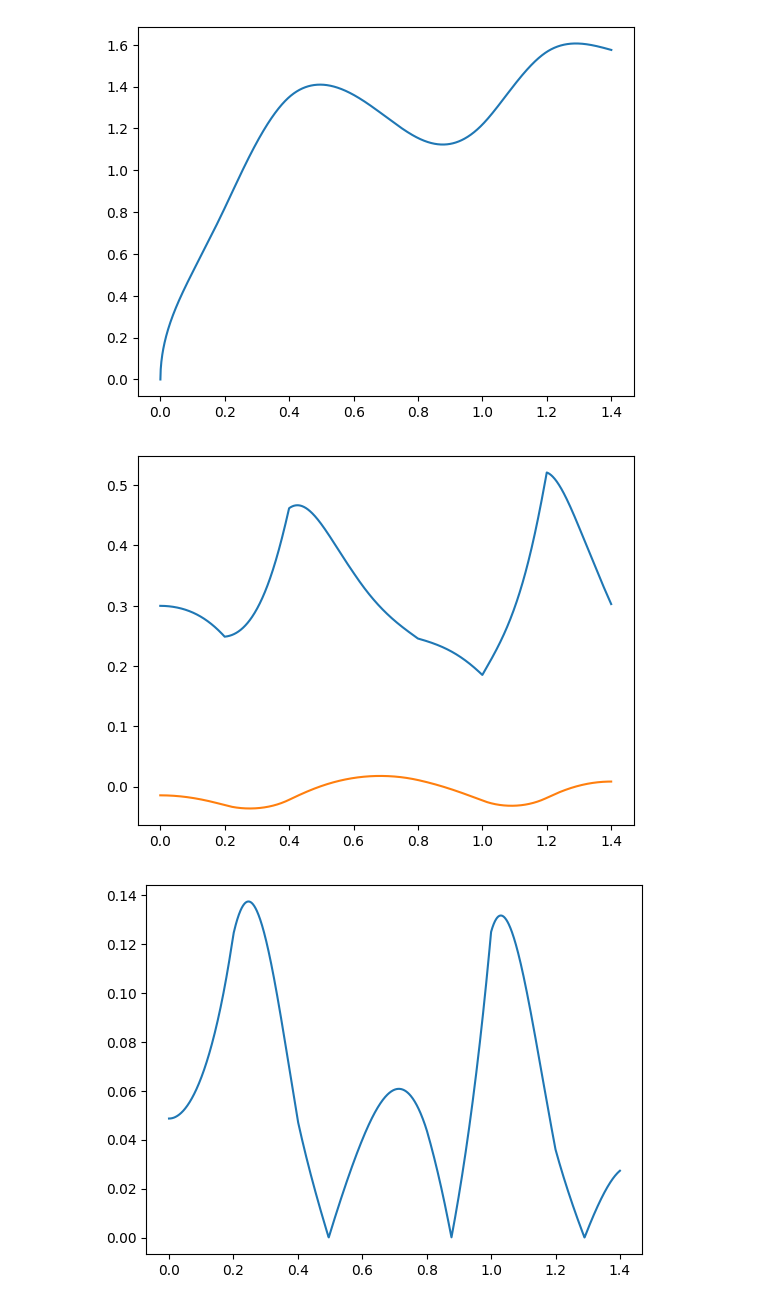
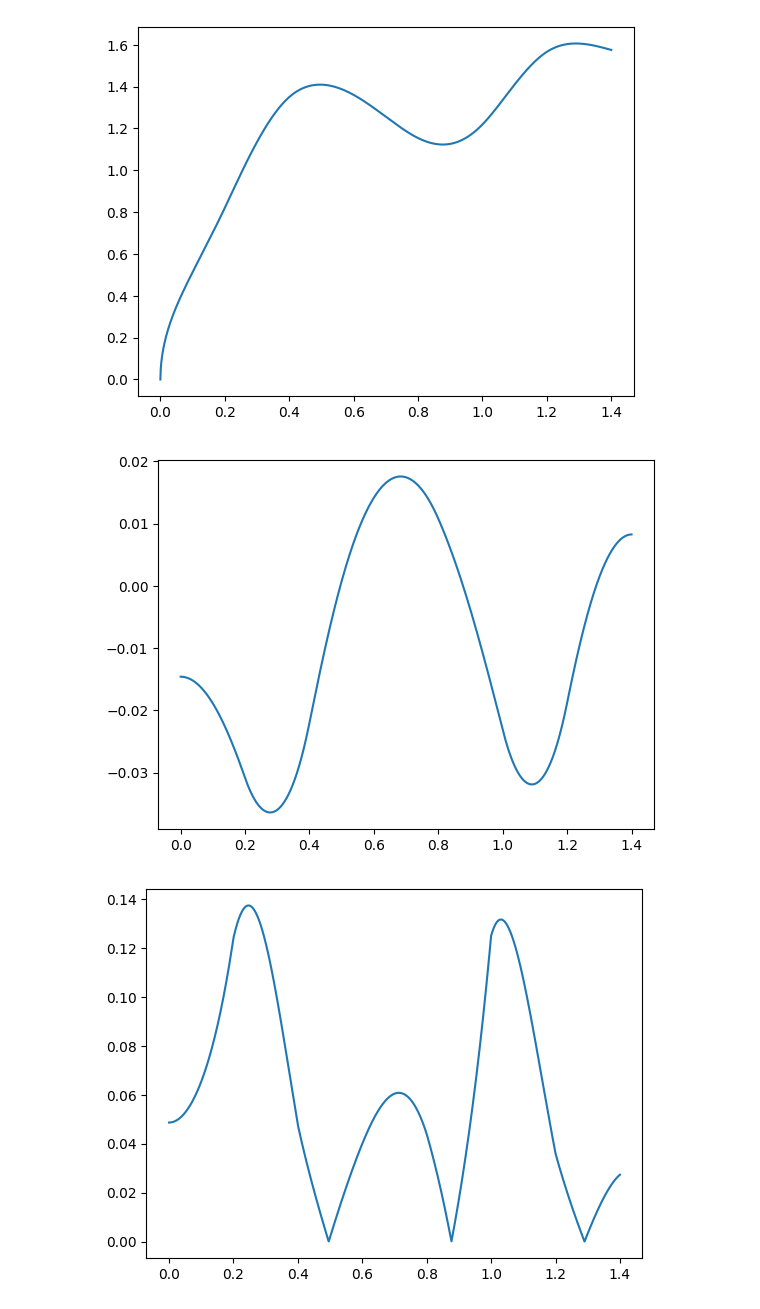
Before and after one commit to Qerbz/fysikklabv24, a Jupyter notebook: mal_V24.ipynb, the cells around one changed output. Cells and saved outputs as stored; diff of their text form; code cells hidden in the pictures.

```diff
--- a/mal_V24.ipynb
+++ b/mal_V24.ipynb
@@ -236,9 +242,9 @@ plt.show()
 # %% [output]
 [figure]
 # %%
-plt.plot(x,N(x))
+# plt.plot(x, N(x))
 plt.plot(x, f(x))
 plt.show()
 # %% [output]
-[figure, old version]
+[figure, new version]
 # %%
```
Also changed, not shown: parts of 22 cells of this notebook.
